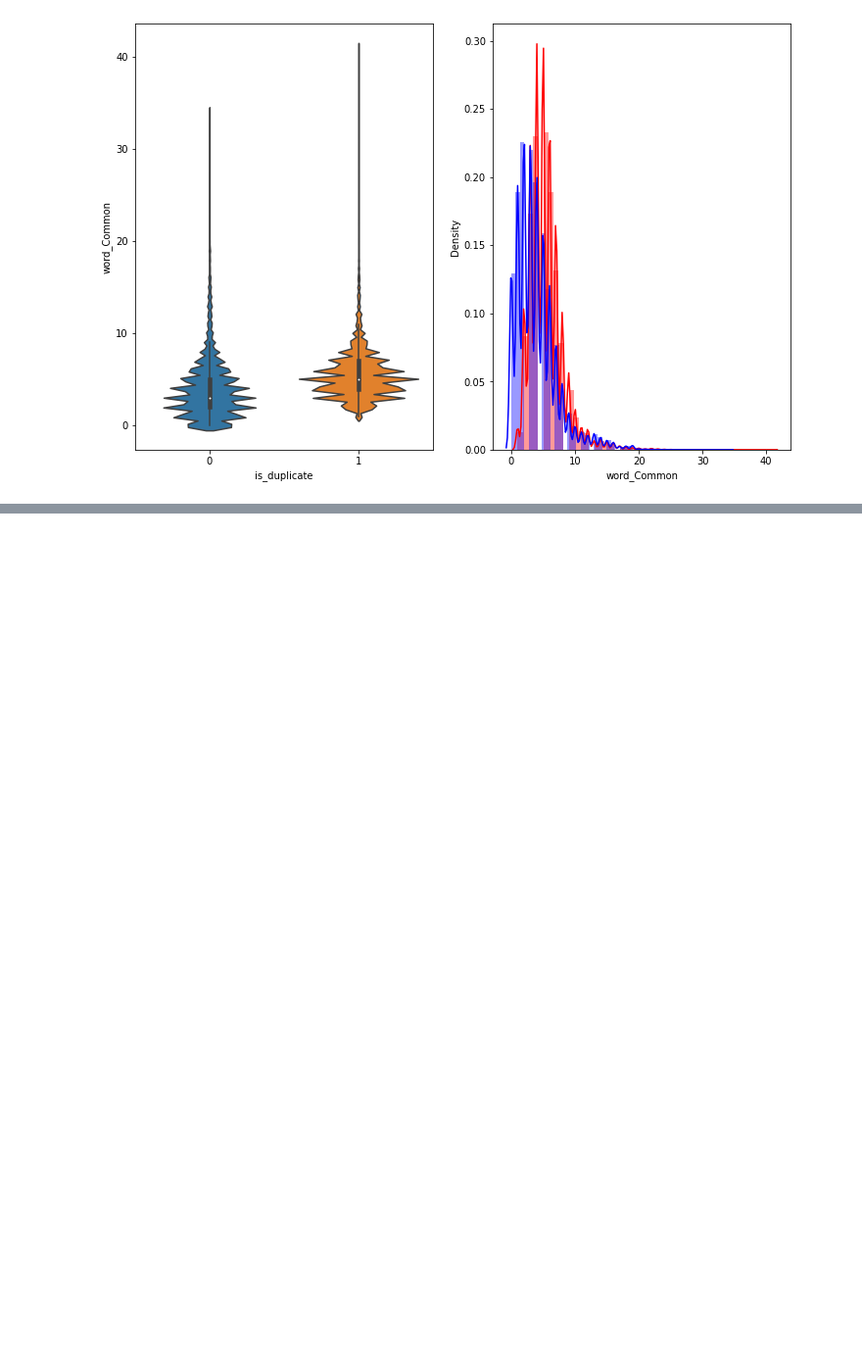
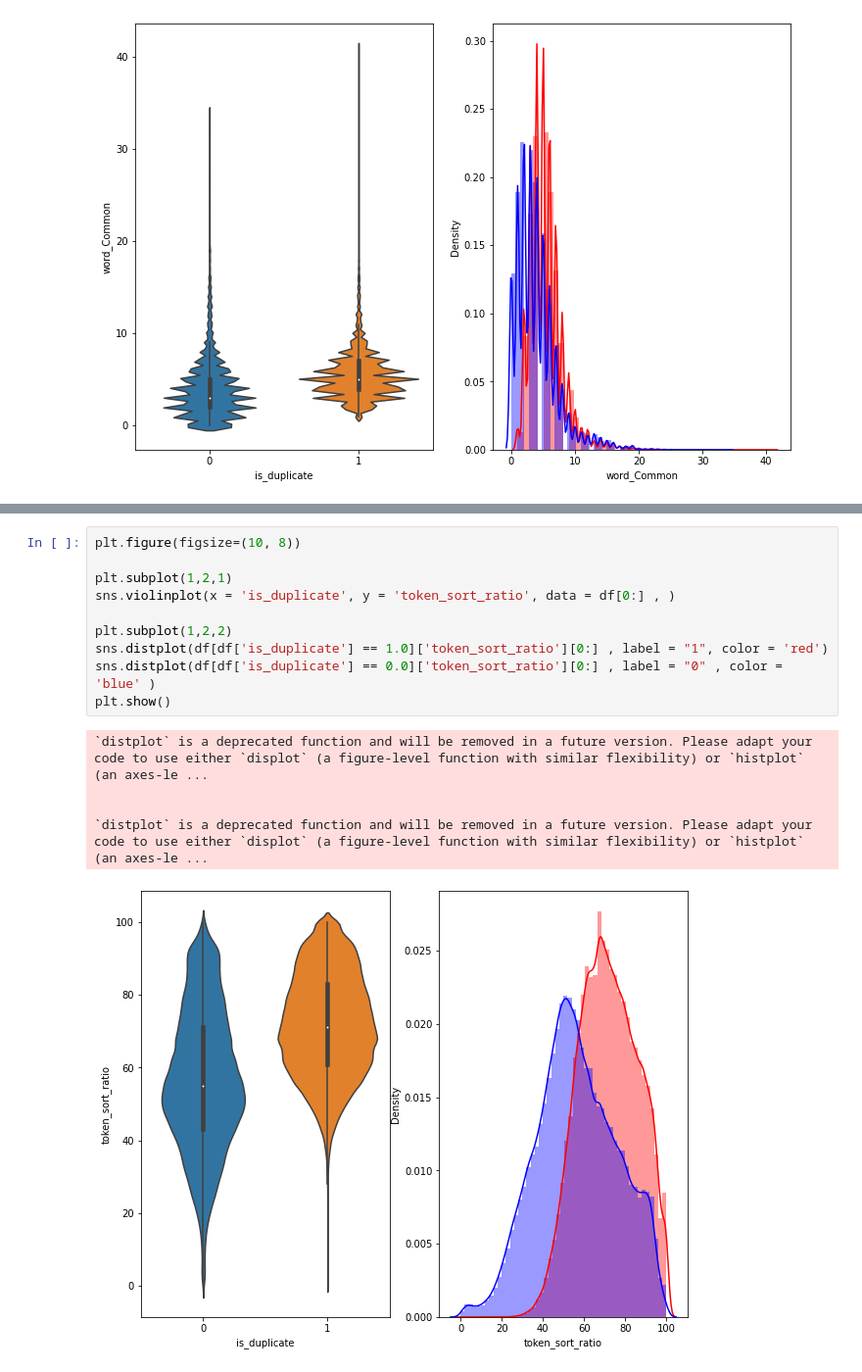
Before and after one commit to Rakshit171297/Quora-question-pair-similiarity, a Jupyter notebook: quora.ipynb, the cells around one changed output, grey strips where cells are left out. Shown at 98% size. Saved outputs shown, nothing was run; the diff lists cells and outputs as text; blank space fills up the shorter version.

```diff
--- a/quora.ipynb
+++ b/quora.ipynb
@@ -245,0 +503,16 @@ plt.show()
+# %%
+plt.figure(figsize=(10, 8))
+
+plt.subplot(1,2,1)
+sns.violinplot(x = 'is_duplicate', y = 'token_sort_ratio', data = df[0:] , )
+
+plt.subplot(1,2,2)
+sns.distplot(df[df['is_duplicate'] == 1.0]['token_sort_ratio'][0:] , label = "1", color = 'red')
+sns.distplot(df[df['is_duplicate'] == 0.0]['token_sort_ratio'][0:] , label = "0" , color = 'blue' )
+plt.show()
+# %% [output]
+`distplot` is a deprecated function and will be removed in a future version. Please adapt your code to use either `displot` (a figure-level function with similar flexibility) or `histplot` (an axes-le ...
+
+
+`distplot` is a deprecated function and will be removed in a future version. Please adapt your code to use either `displot` (a figure-level function with similar flexibility) or `histplot` (an axes-le ...
+[figure, added]
```
Also changed, not shown: parts of 21 cells of this notebook.
